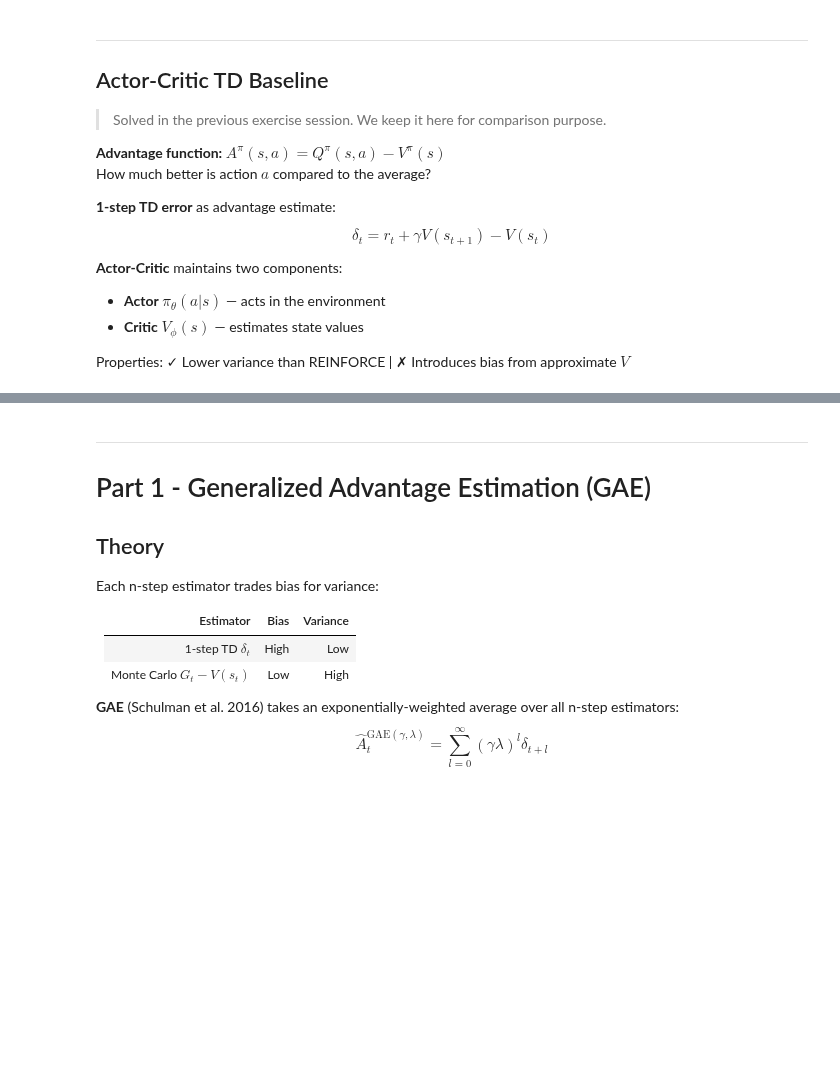
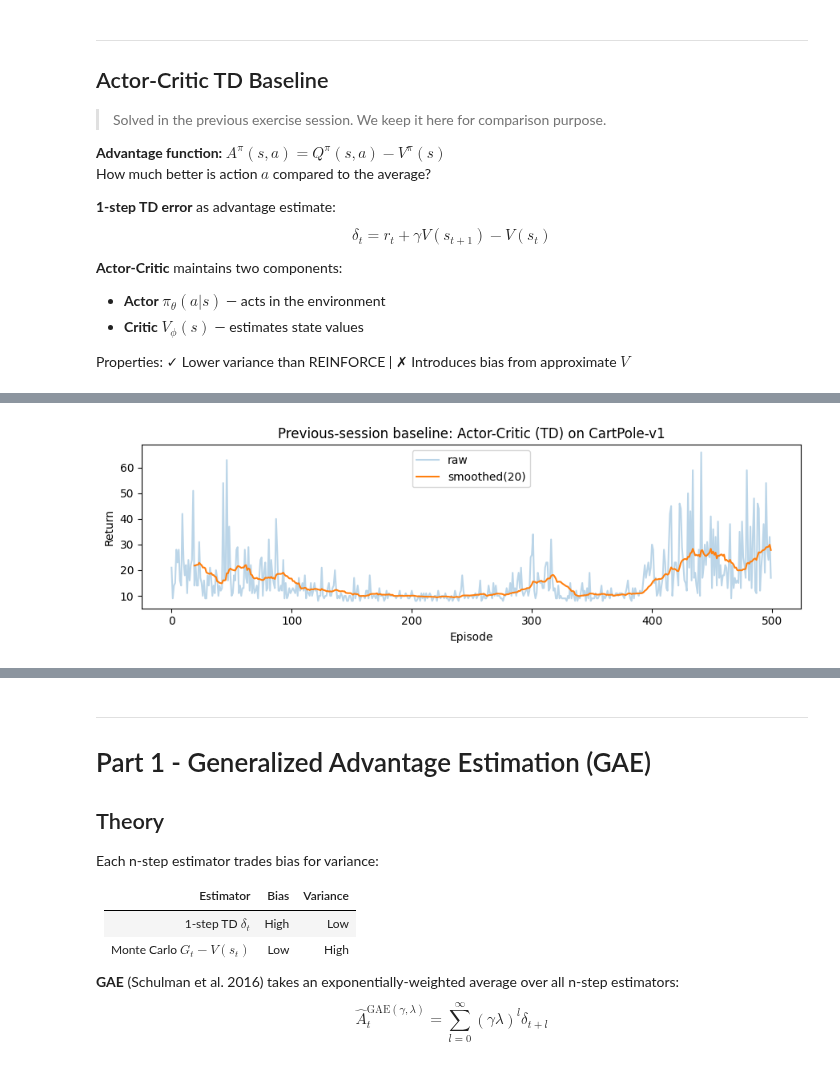
Before and after one commit to ilijabogunovic/rhine-ai, a Jupyter notebook: public/exercises/Exercise5_SOLUTION.ipynb, the cells around one changed output, grey strips where cells are left out. Saved outputs shown, nothing was run; the diff lists cells and outputs as text; code cells hidden in the pictures; blank space fills up the shorter version.

```diff
--- a/public/exercises/Exercise5_SOLUTION.ipynb
+++ b/public/exercises/Exercise5_SOLUTION.ipynb
@@ -137,7 +157,7 @@ class ActorCritic(nn.Module):
         s = torch.FloatTensor(s).unsqueeze(0).to(device)
         logits, v = self.forward(s)
         dist = Categorical(logits=logits); a = dist.sample()
-        return a.item(), dist.log_prob(a), v
+        return a.item(), dist.log_prob(a).squeeze(0), v.squeeze(-1)
 
 def train_actor_critic(n_ep=500, gamma=0.99, ent_coef=0.01, val_coef=0.5,
                        desc='Training previous-session Actor-Critic TD baseline'):
@@ -147,33 +167,35 @@ def train_actor_critic(n_ep=500, gamma=0.99, ent_coef=0.01, val_coef=0.5,
     all_r = []
     pbar = tqdm(range(n_ep), desc=desc)
     for ep in pbar:
         s, _ = env.reset(); done = False
         a_losses, c_losses, ents = [], [], []
         ep_r = 0
         while not done:
             s_t = torch.FloatTensor(s).unsqueeze(0).to(device)
             logits, v = model(s_t)
             dist = Categorical(logits=logits); a = dist.sample()
             s2, r, te, tr, _ = env.step(a.item()); done = te or tr
             with torch.no_grad():
                 _, v2 = model(torch.FloatTensor(s2).unsqueeze(0).to(device))
                 v2 = torch.zeros(1, 1).to(device) if done else v2
             delta = r + gamma * v2 - v
             a_losses.append(-dist.log_prob(a) * delta.detach())
             c_losses.append(delta.pow(2))
             ents.append(dist.entropy())
             s = s2; ep_r += r
         loss = (torch.stack(a_losses).mean()
                 + val_coef * torch.stack(c_losses).mean()
                 - ent_coef * torch.stack(ents).mean())
         opt.zero_grad(); loss.backward()
         nn.utils.clip_grad_norm_(model.parameters(), 0.5); opt.step()
         all_r.append(ep_r)
         pbar.set_postfix(mean_100=f'{np.mean(all_r[-100:]):.1f}')
     env.close(); return all_r, model
 
 ac_rewards, ac_model = train_actor_critic()
 plot_rewards(ac_rewards, 'Previous-session baseline: Actor-Critic (TD) on CartPole-v1')
+# %% [output]
+[figure, added]
 # %%
 # Quick check: previous-session baselines
 plt.figure(figsize=(9,3))
```
Also changed, not shown: parts of 18 cells of this notebook, 3 other files.
